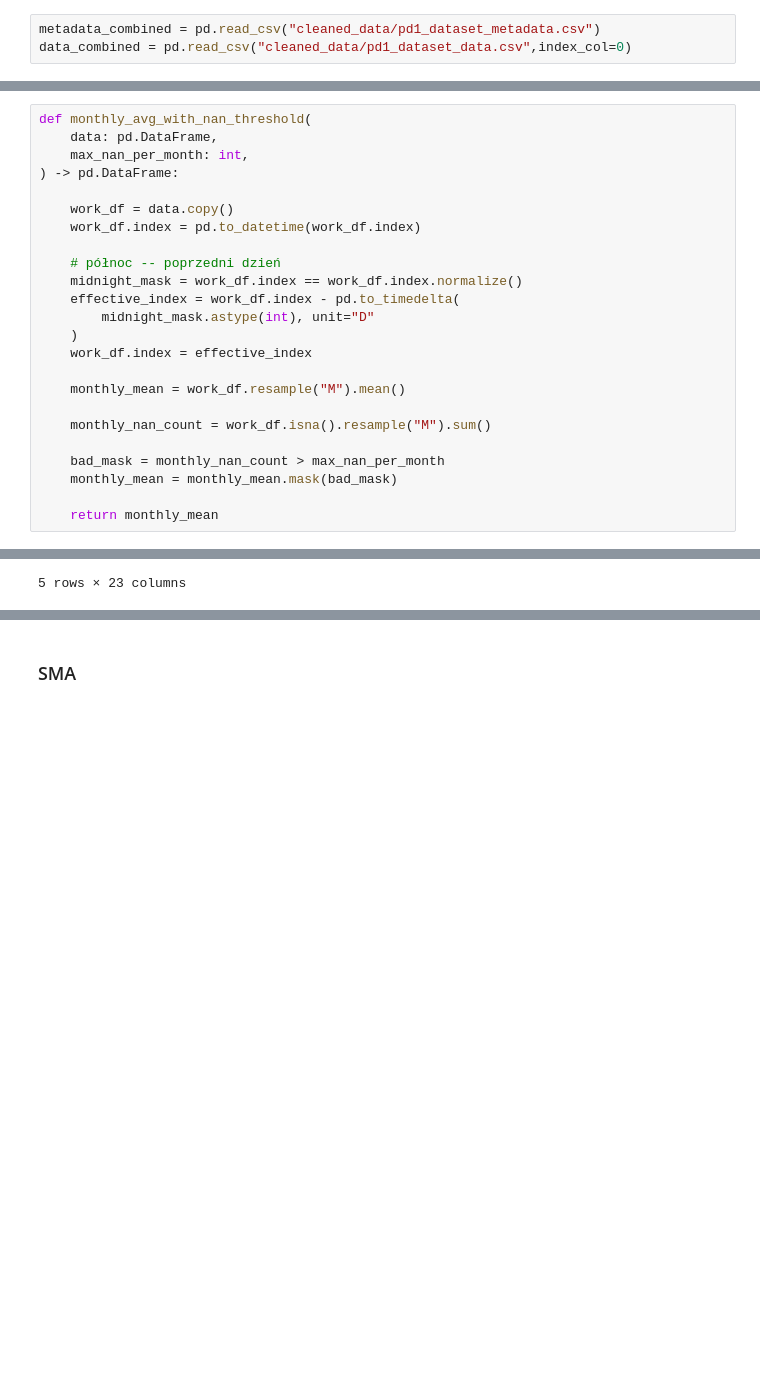
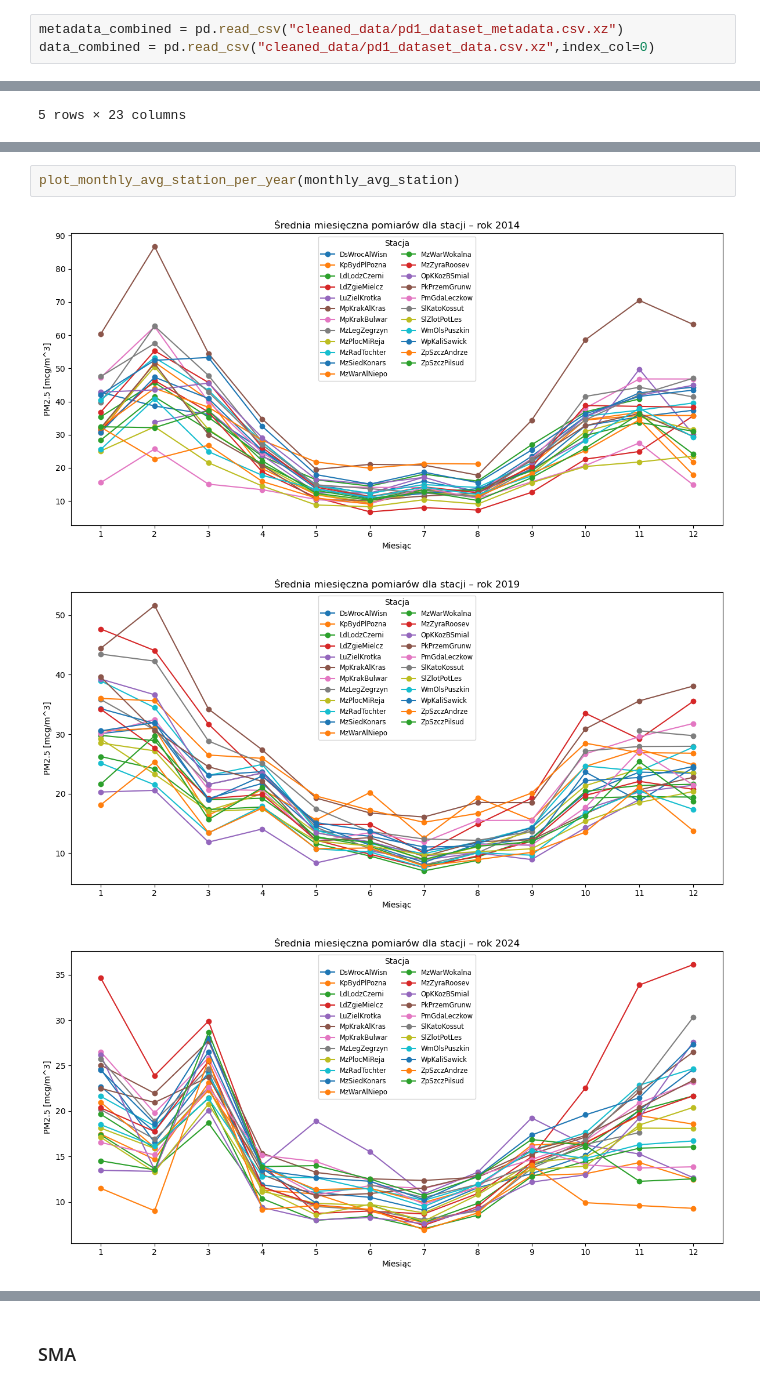
Before and after one commit to vardwyn/ZTP_projekt3, a Jupyter notebook: analiza.ipynb, the cells around one changed output, grey strips where cells are left out. Cells and saved outputs as stored; diff of their text form; blank space fills up the shorter version.

```diff
--- a/analiza.ipynb
+++ b/analiza.ipynb
@@ -796,8 +290,8 @@ data_combined.to_csv("cleaned_data/pd1_dataset_data.csv")
 # %% [markdown]
 ## Wczytanie danych
 # %%
-metadata_combined = pd.read_csv("cleaned_data/pd1_dataset_metadata.csv")
-data_combined = pd.read_csv("cleaned_data/pd1_dataset_data.csv",index_col=0)
+metadata_combined = pd.read_csv("cleaned_data/pd1_dataset_metadata.csv.xz")
+data_combined = pd.read_csv("cleaned_data/pd1_dataset_data.csv.xz",index_col=0)
 # %%
 data_combined.head()
 # %% [output]
@@ -828,30 +322,6 @@ Natomiast "i roku" nie rozumiem.
 Chodzi o stężenia miesięczne i roczne?
 
 Średnie stężenie w danym roku we wszystkich stacjach?
-# %%
-def monthly_avg_with_nan_threshold(
-    data: pd.DataFrame,
-    max_nan_per_month: int,
-) -> pd.DataFrame:
-
-    work_df = data.copy()
-    work_df.index = pd.to_datetime(work_df.index)
-
-    # północ -- poprzedni dzień
-    midnight_mask = work_df.index == work_df.index.normalize()
-    effective_index = work_df.index - pd.to_timedelta(
-        midnight_mask.astype(int), unit="D"
-    )
-    work_df.index = effective_index
-
-    monthly_mean = work_df.resample("M").mean()
-
-    monthly_nan_count = work_df.isna().resample("M").sum()
-
-    bad_mask = monthly_nan_count > max_nan_per_month
-    monthly_mean = monthly_mean.mask(bad_mask)
-
-    return monthly_mean
 # %%
 monthly_avg_station = monthly_avg_with_nan_threshold(data_combined, max_nan_per_month=24*10)
 # %%
@@ -978,0 +337,6 @@ plt.show()
+# %%
+plot_monthly_avg_station_per_year(monthly_avg_station)
+# %% [output]
+[figure, added]
+[figure, added]
+[figure, added]
```
Also changed, not shown: parts of 34 cells of this notebook, 15 other files.
